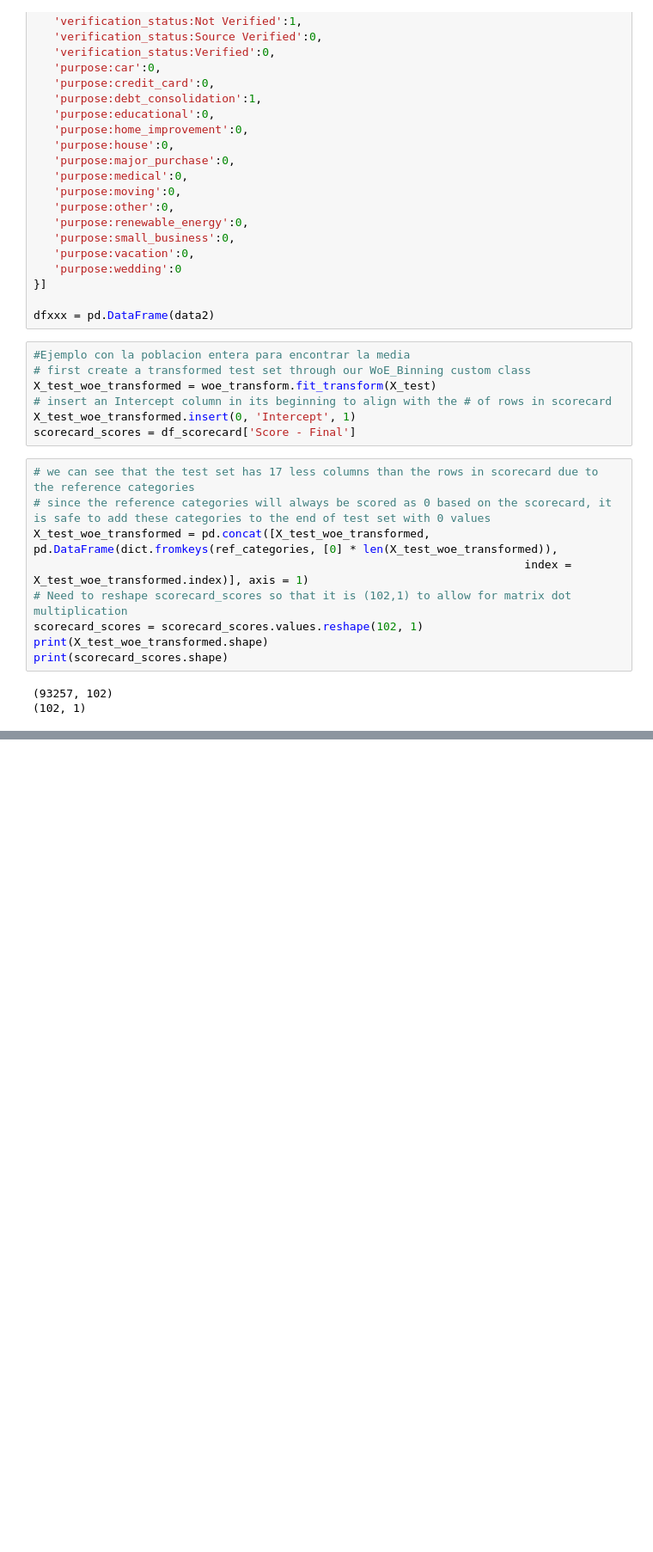
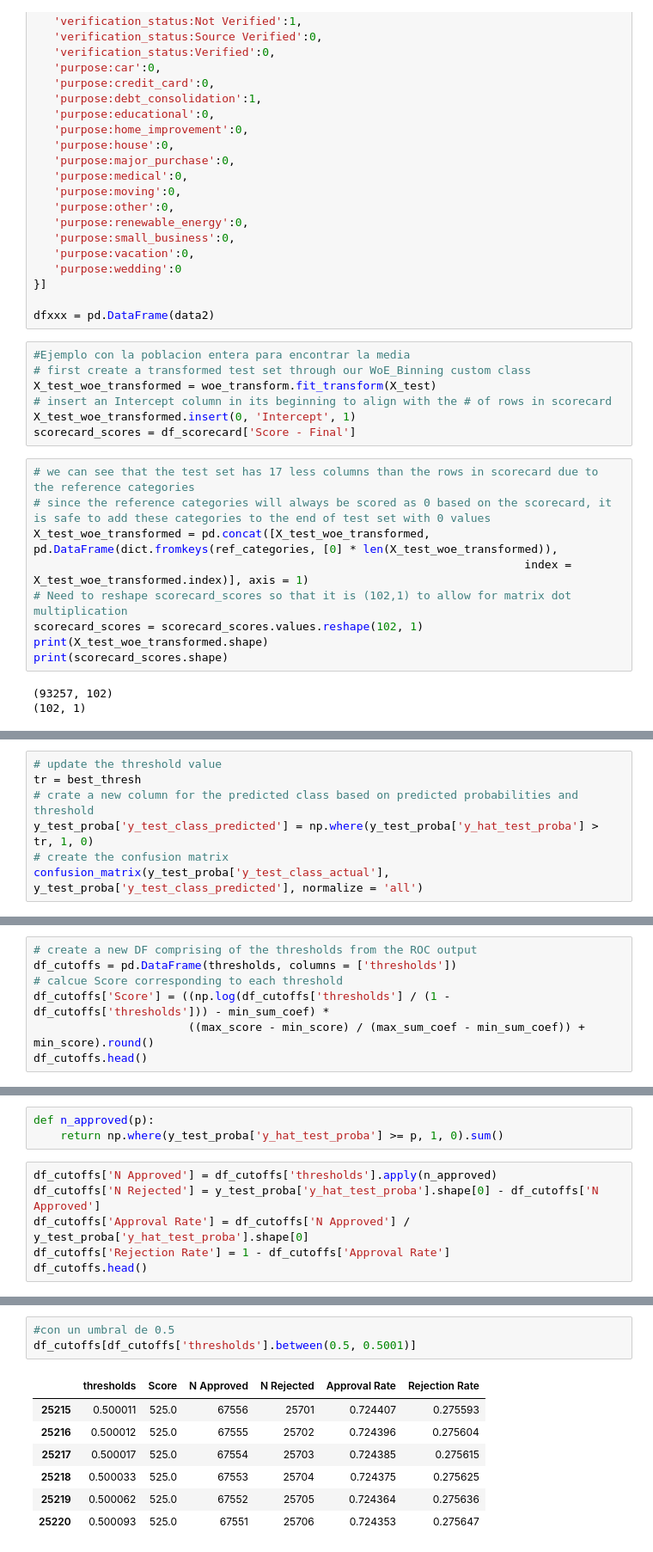
Before and after one commit to d3yn3r/Riesgo-Credito, a Jupyter notebook: prueba2.ipynb, the cells around one changed output, grey strips where cells are left out. Shown at 86% size. Drawn from its saved outputs; the diff is of its cells as text; blank space fills up the shorter version.

Commit message:
actualizacion readme y notebook final

```diff
--- a/prueba2.ipynb
+++ b/prueba2.ipynb
@@ -1823,0 +1833,7 @@ dtype: float64
+# %%
+# update the threshold value
+tr = best_thresh
+# crate a new column for the predicted class based on predicted probabilities and threshold
+y_test_proba['y_test_class_predicted'] = np.where(y_test_proba['y_hat_test_proba'] > tr, 1, 0)
+# create the confusion matrix
+confusion_matrix(y_test_proba['y_test_class_actual'], y_test_proba['y_test_class_predicted'], normalize = 'all')
@@ -1823,0 +1843,7 @@ dtype: float64
+# %%
+# create a new DF comprising of the thresholds from the ROC output
+df_cutoffs = pd.DataFrame(thresholds, columns = ['thresholds'])
+# calcue Score corresponding to each threshold
+df_cutoffs['Score'] = ((np.log(df_cutoffs['thresholds'] / (1 - df_cutoffs['thresholds'])) - min_sum_coef) *
+                       ((max_score - min_score) / (max_sum_coef - min_sum_coef)) + min_score).round()
+df_cutoffs.head()
@@ -1823,0 +1857,9 @@ dtype: float64
+# %%
+def n_approved(p):
+    return np.where(y_test_proba['y_hat_test_proba'] >= p, 1, 0).sum()
+# %%
+df_cutoffs['N Approved'] = df_cutoffs['thresholds'].apply(n_approved)
+df_cutoffs['N Rejected'] = y_test_proba['y_hat_test_proba'].shape[0] - df_cutoffs['N Approved']
+df_cutoffs['Approval Rate'] = df_cutoffs['N Approved'] / y_test_proba['y_hat_test_proba'].shape[0]
+df_cutoffs['Rejection Rate'] = 1 - df_cutoffs['Approval Rate']
+df_cutoffs.head()
@@ -1823,0 +1879,11 @@ dtype: float64
+# %%
+#con un umbral de 0.5
+df_cutoffs[df_cutoffs['thresholds'].between(0.5, 0.5001)]
+# %% [output]
+|  | thresholds | Score | N Approved | N Rejected | Approval Rate | Rejection Rate |
+| 25215 | 0.500011 | 525.0 | 67556 | 25701 | 0.724407 | 0.275593 |
+| 25216 | 0.500012 | 525.0 | 67555 | 25702 | 0.724396 | 0.275604 |
+| 25217 | 0.500017 | 525.0 | 67554 | 25703 | 0.724385 | 0.275615 |
+| 25218 | 0.500033 | 525.0 | 67553 | 25704 | 0.724375 | 0.275625 |
+| 25219 | 0.500062 | 525.0 | 67552 | 25705 | 0.724364 | 0.275636 |
+| 25220 | 0.500093 | 525.0 | 67551 | 25706 | 0.724353 | 0.275647 |
```
Also changed, not shown: parts of 23 cells of this notebook, 1 other file.
